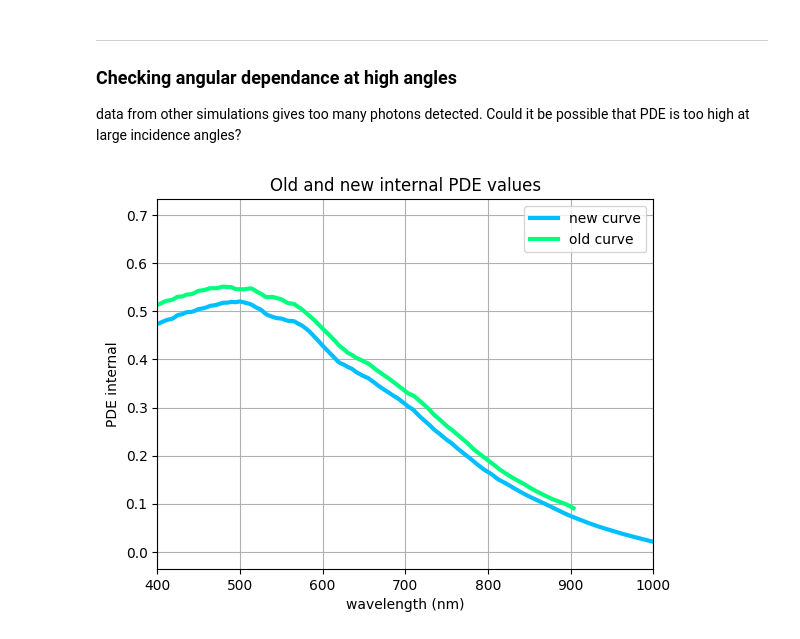
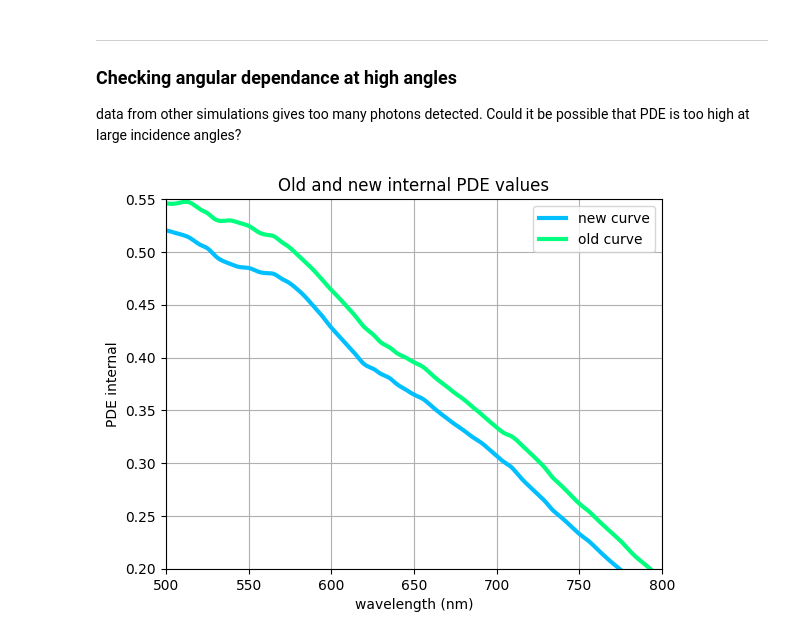
Before and after one commit to austindsc/PDEcorrection_g4_lolx, a Jupyter notebook: pythonScripts/doScaling_v4_fixingRatio.ipynb, the cells around one changed output. Drawn from its saved outputs; the diff is of its cells as text; code cells hidden in the pictures.

```diff
--- a/pythonScripts/doScaling_v4_fixingRatio.ipynb
+++ b/pythonScripts/doScaling_v4_fixingRatio.ipynb
@@ -549,17 +579,18 @@ Could it be possible that PDE is too high at large incidence angles?
 # %%
 xOldPDE_internal, yOldPDE_internal = np.loadtxt(os.path.join(savePath, "effective_internalPDE.txt"), unpack=True, skiprows=1, delimiter = "\t")
 
 
 plt.title("Old and new internal PDE values")
 plt.plot(xplot_pdeBetter, pdeP_better, color = ms.cf4.col, linewidth = 3, label = "new curve")
 
 plt.plot(xOldPDE_internal, yOldPDE_internal, color = ms.green.col, linewidth = 3, label = "old curve")
 plt.ylabel("PDE internal")
 plt.xlabel("wavelength (nm)")
 
-plt.xlim(400, 1000)
+plt.xlim(500, 800)
+plt.ylim(0.2, 0.55)
 plt.grid()
 plt.legend()
 plt.show()
 # %% [output]
-[figure, old version]
+[figure, new version]
```
Also changed, not shown: parts of 4 cells of this notebook, 13 other files.
